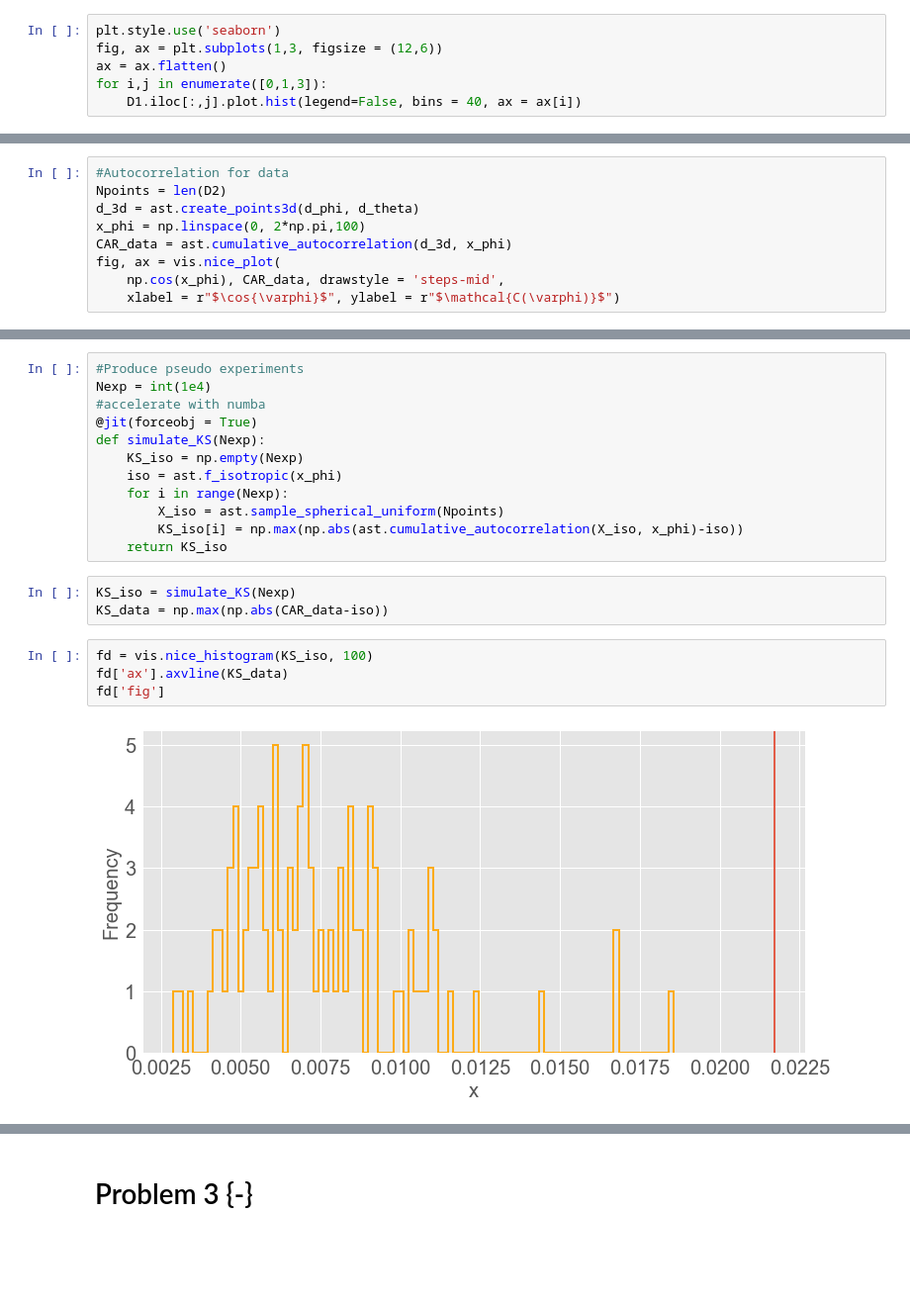
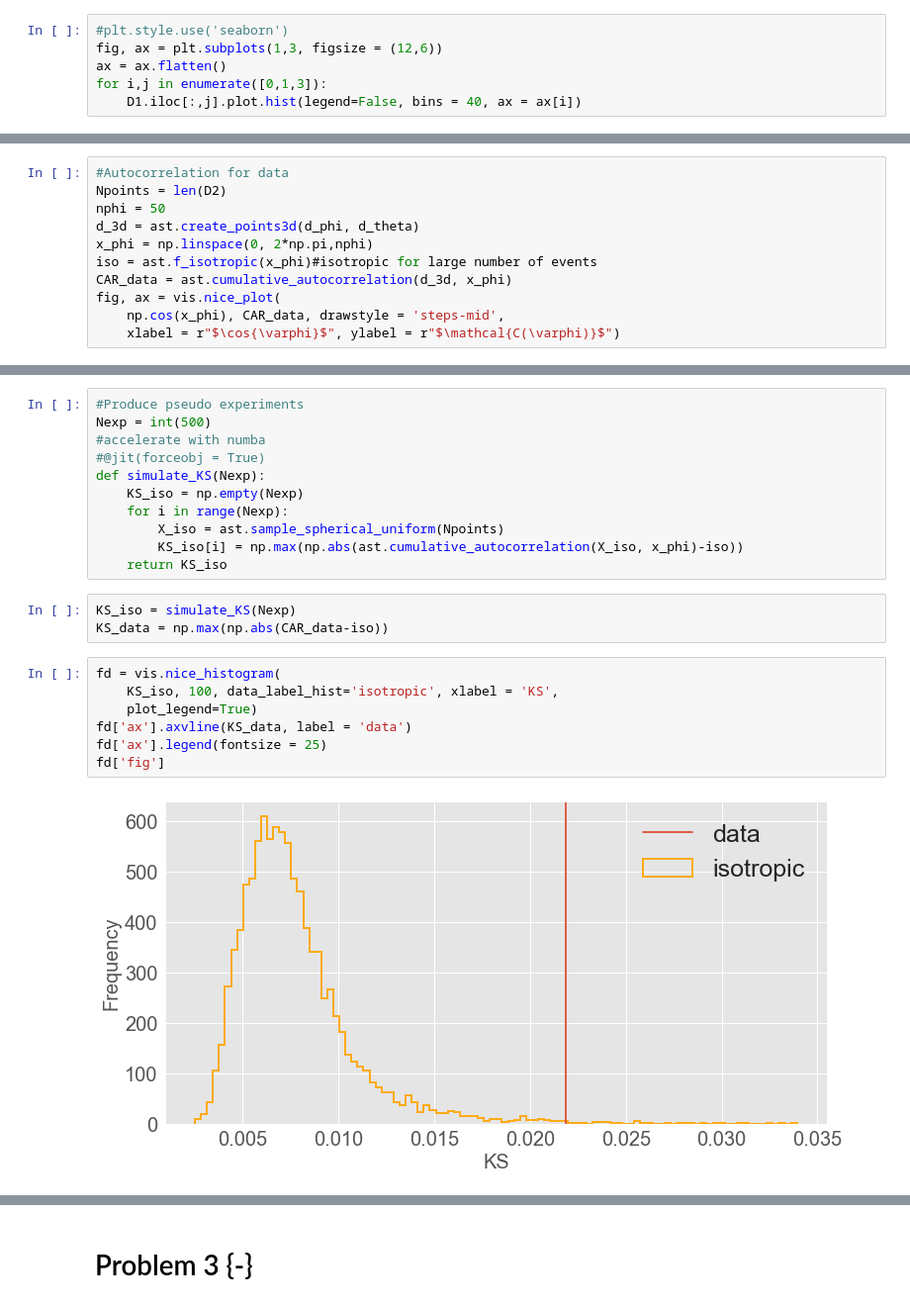
Before and after one commit to Kiril94/AMAS, a Jupyter notebook: Main_exam/AMAS_Exam_2021.ipynb, the cells around one changed output, grey strips where cells are left out. Shown at 99% size. Cells and saved outputs as stored; diff of their text form; blank space fills up the shorter version.

```diff
--- a/Main_exam/AMAS_Exam_2021.ipynb
+++ b/Main_exam/AMAS_Exam_2021.ipynb
@@ -65,7 +65,7 @@ D1.iloc[:,3]
 5118    1.132097
 Name: 3, Length: 5119, dtype: float64
 # %%
-plt.style.use('seaborn')
+#plt.style.use('seaborn')
 fig, ax = plt.subplots(1,3, figsize = (12,6))
 ax = ax.flatten()
 for i,j in enumerate([0,1,3]):
@@ -204,8 +206,10 @@ plt.tight_layout()
 # %%
 #Autocorrelation for data
 Npoints = len(D2)
+nphi = 50
 d_3d = ast.create_points3d(d_phi, d_theta)
-x_phi = np.linspace(0, 2*np.pi,100)
+x_phi = np.linspace(0, 2*np.pi,nphi)
+iso = ast.f_isotropic(x_phi)#isotropic for large number of events
 CAR_data = ast.cumulative_autocorrelation(d_3d, x_phi)
 fig, ax = vis.nice_plot(
     np.cos(x_phi), CAR_data, drawstyle = 'steps-mid',
@@ -217,12 +221,11 @@ import importlib
 _=importlib.reload(ast)
 # %%
 #Produce pseudo experiments
-Nexp = int(1e4)
+Nexp = int(500)
 #accelerate with numba
-@jit(forceobj = True)
+#@jit(forceobj = True)
 def simulate_KS(Nexp):
     KS_iso = np.empty(Nexp)
-    iso = ast.f_isotropic(x_phi)
     for i in range(Nexp):
         X_iso = ast.sample_spherical_uniform(Npoints)
         KS_iso[i] = np.max(np.abs(ast.cumulative_autocorrelation(X_iso, x_phi)-iso))
@@ -231,8 +234,11 @@ def simulate_KS(Nexp):
 KS_iso = simulate_KS(Nexp)
 KS_data = np.max(np.abs(CAR_data-iso))
 # %%
-fd = vis.nice_histogram(KS_iso, 100)
-fd['ax'].axvline(KS_data)
+fd = vis.nice_histogram(
+    KS_iso, 100, data_label_hist='isotropic', xlabel = 'KS',
+    plot_legend=True)
+fd['ax'].axvline(KS_data, label = 'data')
+fd['ax'].legend(fontsize = 25)
 fd['fig']
 # %% [output]
-[figure, old version]
+[figure, new version]
```
Also changed, not shown: parts of 13 cells of this notebook, 1 other file.
